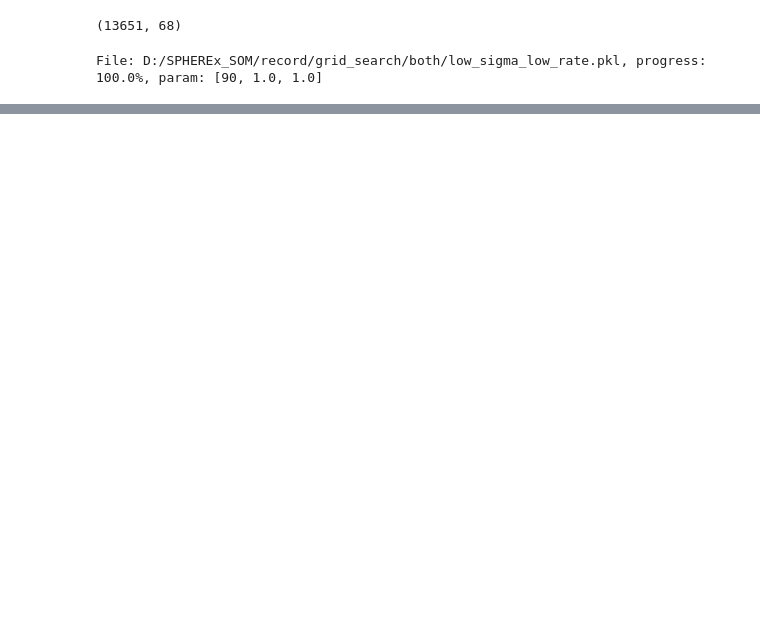
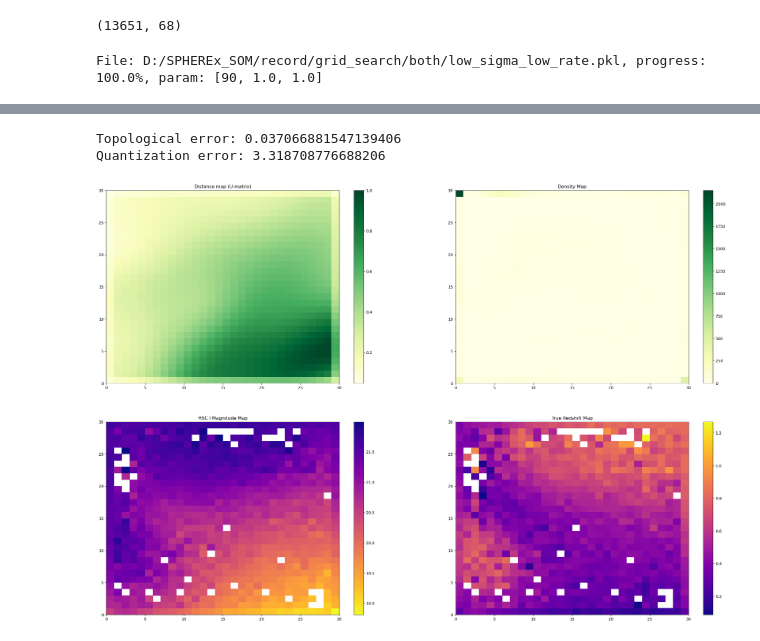
Before and after one commit to zrk-dreamer/SPHEREx_SOM, a Jupyter notebook: grid_search_both.ipynb, the cells around one changed output, grey strips where cells are left out. Cells and saved outputs as stored; diff of their text form; code cells hidden in the pictures; blank space fills up the shorter version.

```diff
--- a/grid_search_both.ipynb
+++ b/grid_search_both.ipynb
@@ -271,0 +272,6 @@ parameter_space(save = True)
+# %%
+visual_map(dim = 30, sigma = 7, rate = 0.4, data = data, info_data = info_data, save = True)
+# %% [output]
+Topological error: 0.037066881547139406
+Quantization error: 3.318708776688206
+[figure, added]
```
Also changed, not shown: parts of 7 cells of this notebook, 1 other file.
